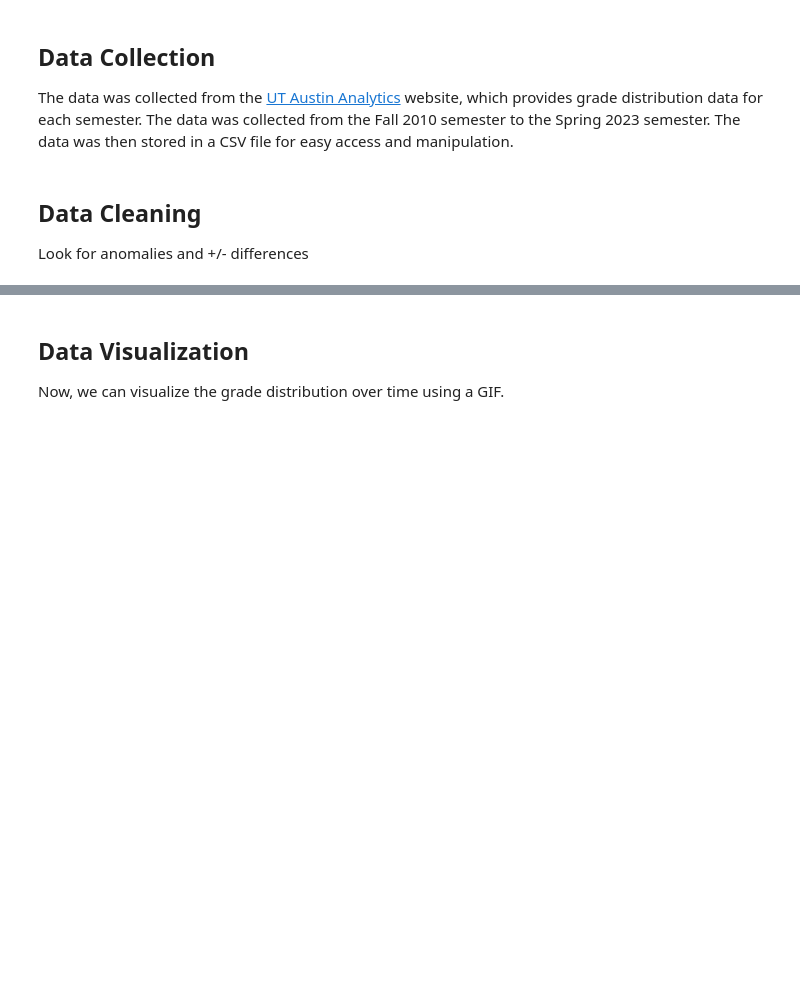
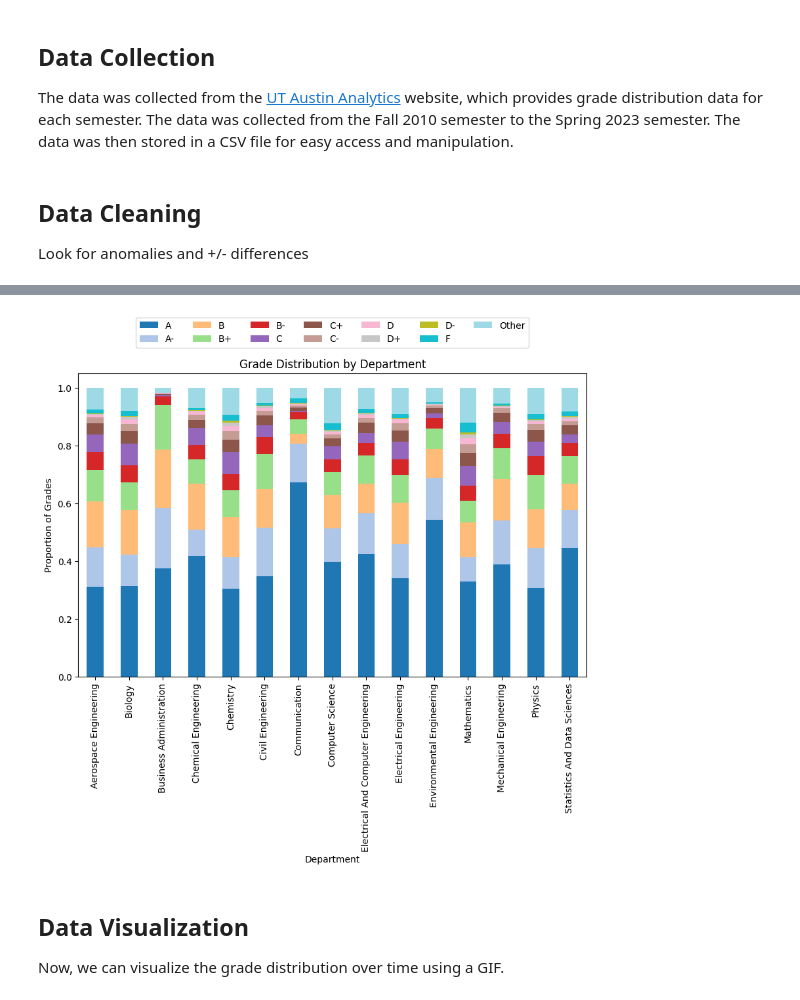
Before and after one commit to IanC04/Grade_Analysis, a Jupyter notebook: Grade Inflation.ipynb, the cells around one changed output, grey strips where cells are left out. Cells and saved outputs as stored; diff of their text form; code cells hidden in the pictures; blank space fills up the shorter version.

```diff
--- a/Grade Inflation.ipynb
+++ b/Grade Inflation.ipynb
@@ -39,4 +39,12 @@ Look for anomalies and +/- differences
 # %%
 # Grab relevant columns
 by_year = data.groupby(['Year', 'Letter Grade'])['Count of letter grade'].sum()
-by_dept = data.groupby(['Department/Program', 'Letter Grade'])['Count of letter grade'].sum()
+
+# Grab majors that I want to know
+want_to_know_majors = ['Business Administration', 'Chemical Engineering', 'Civil Engineering',
+                       'Electrical Engineering', 'Mechanical Engineering', 'Biology', 'Chemistry',
+                       'Computer Science', 'Mathematics', 'Physics', 'Communication',
+                       'Aerospace Engineering', 'Statistics And Data Sciences',
+                       'Environmental Engineering', 'Electrical And Computer Engineering']
+majors = data[data['Department/Program'].isin(want_to_know_majors)]
+by_dept = majors.groupby(['Department/Program', 'Letter Grade'])['Count of letter grade'].sum()
@@ -57,3 +73,14 @@ plt.show()
+# %%
+by_dept_prop.unstack().plot(kind='bar', stacked=True, figsize=(10, 6),
+                            colormap='tab20', title='Grade Distribution by Department')
+plt.legend(loc='upper center', bbox_to_anchor=(0.5, 1.2), ncol=7)
+plt.ylabel('Proportion of Grades')
+plt.xlabel('Department')
+plt.title('Grade Distribution by Department')
+plt.savefig('Visualizations/grades_by_dept.png', bbox_inches='tight')
+plt.show()
+# %% [output]
+[figure, added]
 # %% [markdown]
 ## Data Visualization
 Now, we can visualize the grade distribution over time using a GIF.
```
Also changed, not shown: parts of 5 cells of this notebook, 5 other files.
